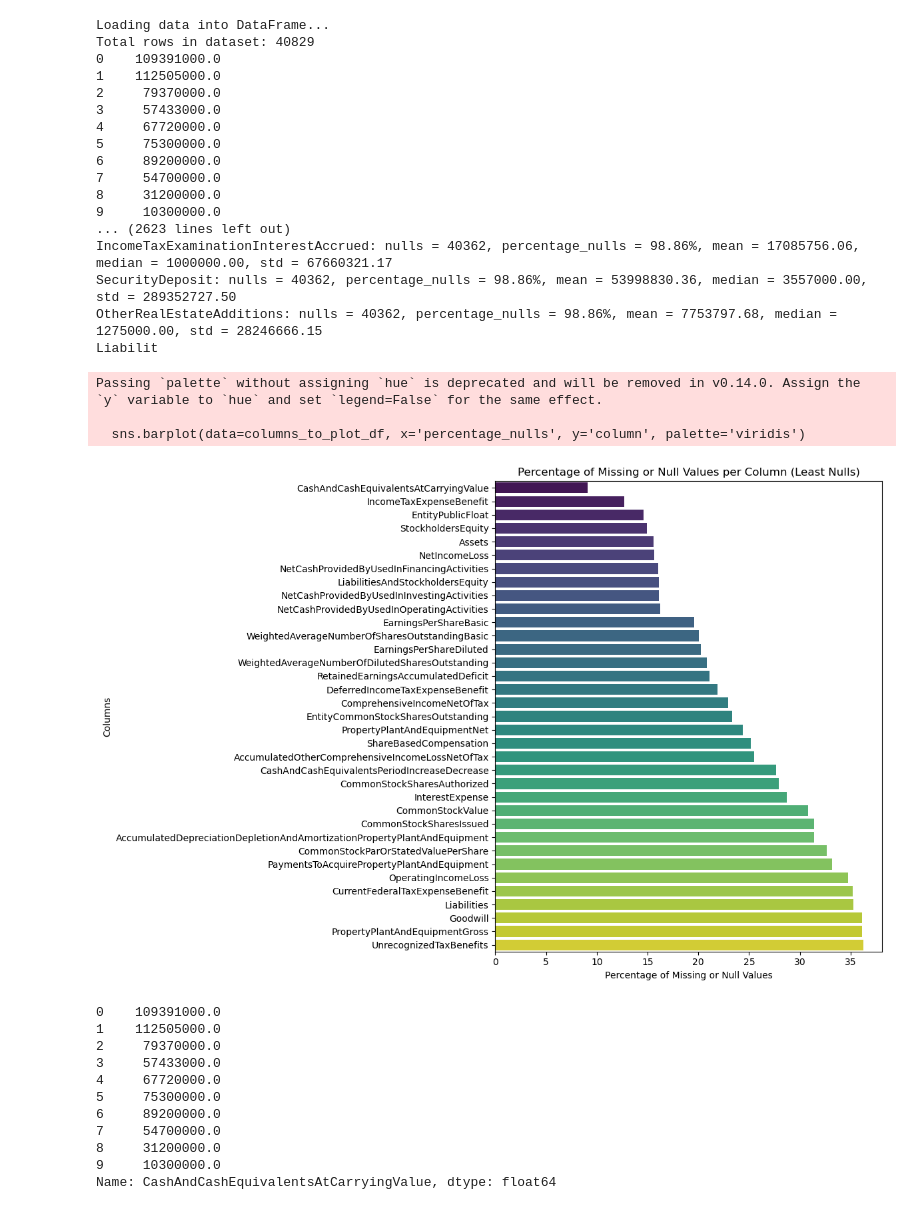
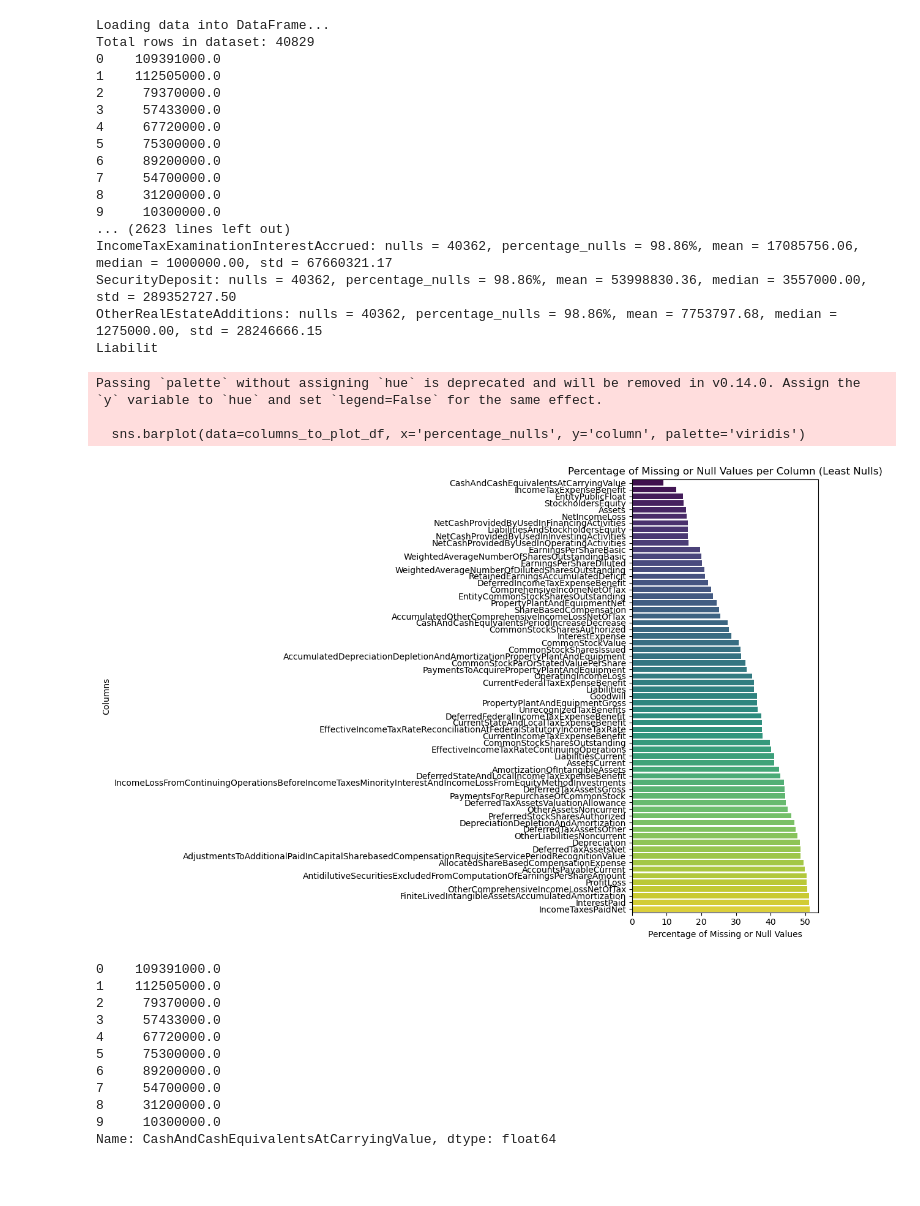
Before and after one commit to aggelospot/Financial-dataset-for-Anomaly-Detection, a Jupyter notebook: test.ipynb, the cells around one changed output. Drawn from its saved outputs; the diff is of its cells as text; code cells hidden in the pictures; blank space fills up the shorter version.

```diff
--- a/test.ipynb
+++ b/test.ipynb
@@ -70,38 +70,38 @@ for idx, row in columns_stats_df.iterrows():
 
 # Plotting the distribution of null percentages for columns with the least nulls
 # Optionally limit the number of columns plotted
-max_columns_to_plot = 35  # Adjust as needed
+max_columns_to_plot = 65  # Adjust as needed
 columns_to_plot_df = columns_stats_df.head(max_columns_to_plot)
 
 plt.figure(figsize=(12, 8))
 sns.barplot(data=columns_to_plot_df, x='percentage_nulls', y='column', palette='viridis')
 plt.title('Percentage of Missing or Null Values per Column (Least Nulls)')
 plt.xlabel('Percentage of Missing or Null Values')
 plt.ylabel('Columns')
 plt.tight_layout()
 plt.show()
 # %% [output]
 Loading data into DataFrame...
 Total rows in dataset: 40829
 0    109391000.0
 1    112505000.0
 2     79370000.0
 3     57433000.0
 4     67720000.0
 5     75300000.0
 6     89200000.0
 7     54700000.0
 8     31200000.0
 9     10300000.0
 ... (2623 lines left out)
 IncomeTaxExaminationInterestAccrued: nulls = 40362, percentage_nulls = 98.86%, mean = 17085756.06, median = 1000000.00, std = 67660321.17
 SecurityDeposit: nulls = 40362, percentage_nulls = 98.86%, mean = 53998830.36, median = 3557000.00, std = 289352727.50
 OtherRealEstateAdditions: nulls = 40362, percentage_nulls = 98.86%, mean = 7753797.68, median = 1275000.00, std = 28246666.15
 Liabilit
 Passing `palette` without assigning `hue` is deprecated and will be removed in v0.14.0. Assign the `y` variable to `hue` and set `legend=False` for the same effect.
 
   sns.barplot(data=columns_to_plot_df, x='percentage_nulls', y='column', palette='viridis')
-[figure, old version]
+[figure, new version]
 # %%
 print(df["CashAndCashEquivalentsAtCarryingValue"].head(10))
 # print(df["cik"].head(10))
```
Also changed, not shown: parts of 2 cells of this notebook, 1 other file.
